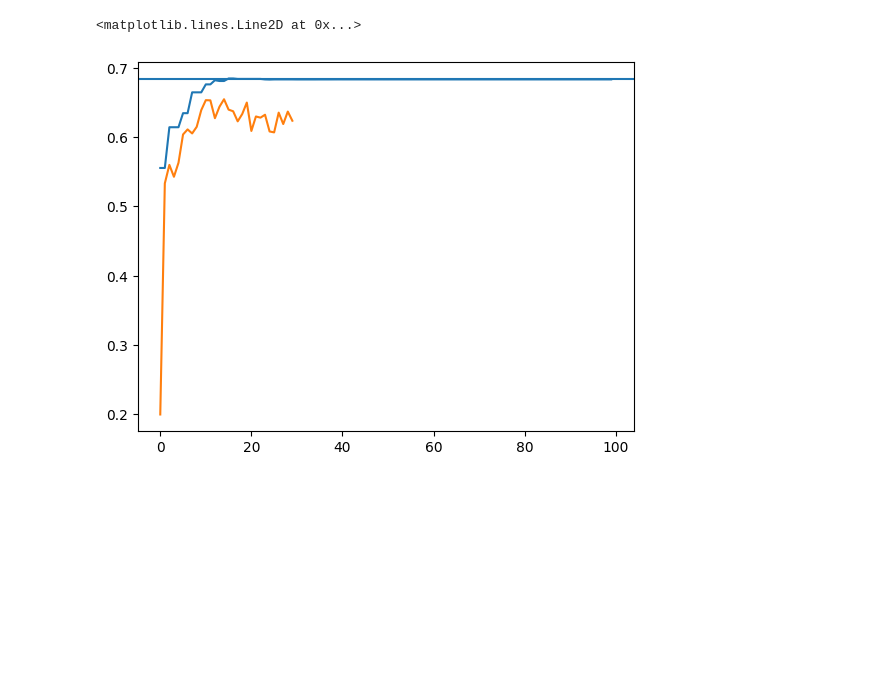
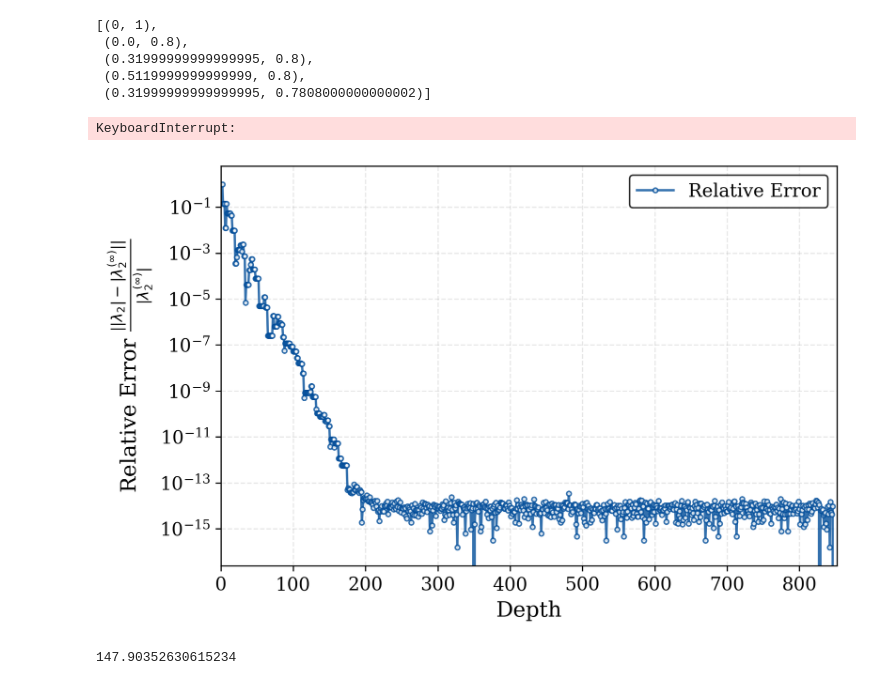
Before and after one commit to dbruwel/chebyshev-hofbauer-resonances, a Jupyter notebook: experiments/notebooks/general_tent_map/accuracy_analysis.ipynb, the cells around one changed output. Drawn from its saved outputs; the diff is of its cells as text; code cells hidden in the pictures; blank space fills up the shorter version.

```diff
--- a/experiments/notebooks/general_tent_map/accuracy_analysis.ipynb
+++ b/experiments/notebooks/general_tent_map/accuracy_analysis.ipynb
@@ -10,6 +27,6 @@ from chebyshev_hofbauer_resonances.general_tent_map.approx_transfer_op import (
 # %%
 # function definition
-alpha = 1.8
+alpha = 1.6
 function_domains = [(0, 0.5), (0.5, 1)]
 functions = [lambda x: alpha * x, lambda x: alpha * (1 - x)]
 inverses = [lambda y: y / alpha, lambda y: 1 - (y / alpha)]
@@ -17,3 +51,11 @@ derivatives = [lambda _: alpha, lambda _: -alpha]
+# %%
+domains
+# %% [output]
+[(0, 1),
+ (0.0, 0.8),
+ (0.31999999999999995, 0.8),
+ (0.5119999999999999, 0.8),
+ (0.31999999999999995, 0.7808000000000002)]
 # %%
 # functions
 def super_adj_spec(NK, depth, spec_size = 3):
@@ -60,12 +102,45 @@ def ulam_spec(N, M, spec_size=3):
 # %%
 spec_mags = []
 specs = []
+times = []
 
-for d in range(100):
-    res = super_adj_spec(10, d+5, 2)
+depths = np.arange(2, 1_000)
+
+for d in depths:
+    tic = time.time()
+    res = super_adj_spec(1, d, 2)
     spec_mags.append(res[0])
     specs.append(res[1])
+    toc = time.time()
+    times.append(toc - tic)
 
 spec_mags = np.array(spec_mags)
+# %% [output]
+KeyboardInterrupt:
+# %%
+l2 = np.array([spec[1] for spec in specs])
+# %%
+error = np.abs(np.abs(l2) - np.abs(l2[-1])) / np.abs(l2[-1])
+
+fig, ax = plt.subplots(figsize=(7, 4.5))
+
+ax.plot(depths, error, color='#004c99', linestyle='-', linewidth=1.5,
+        marker='o', markersize=3, markerfacecolor='white', markeredgewidth=1,
+        alpha=0.8, label=r'Relative Error')
+
+ax.set_yscale('log')
+ax.set_xlabel('Depth')
+
+ax.set_ylabel(r'Relative Error $\frac{ | |\lambda_2| - |\lambda_2^{(\infty)}| | }{ |\lambda_2^{(\infty)}| }$')
+
+ax.set_xlim(0, max(depths) + 5) # Give a little breathing room on the right
+ax.grid(True, which="both", ls="--", alpha=0.3) # Render minor tick grids for log scale
+ax.legend(loc='upper right', frameon=True, edgecolor='black')
+
+plt.tight_layout() # Ensures labels don't get cut off
+plt.savefig('eigenvalue_convergence.pdf', format='pdf', bbox_inches='tight') # PDFs are lossless vectors, best for LaTeX
+plt.show()
+# %% [output]
+[figure, added]
 # %%
 spec_mags_ulam = []
@@ -82,7 +158,4 @@ ulam_res = ulam_spec(10_000, 10_000, 2)
-# %%
-plt.plot(spec_mags[:, 1])
-plt.plot(spec_mags_ulam[:, 1])
-plt.axhline(ulam_res[0][1])
-# %% [output]
-<matplotlib.lines.Line2D at 0x...>
-[figure, removed]
+# %%
+max(times_ulam)
+# %% [output]
+147.90352630615234
```
Also changed, not shown: parts of 14 cells of this notebook, 11 other files.
